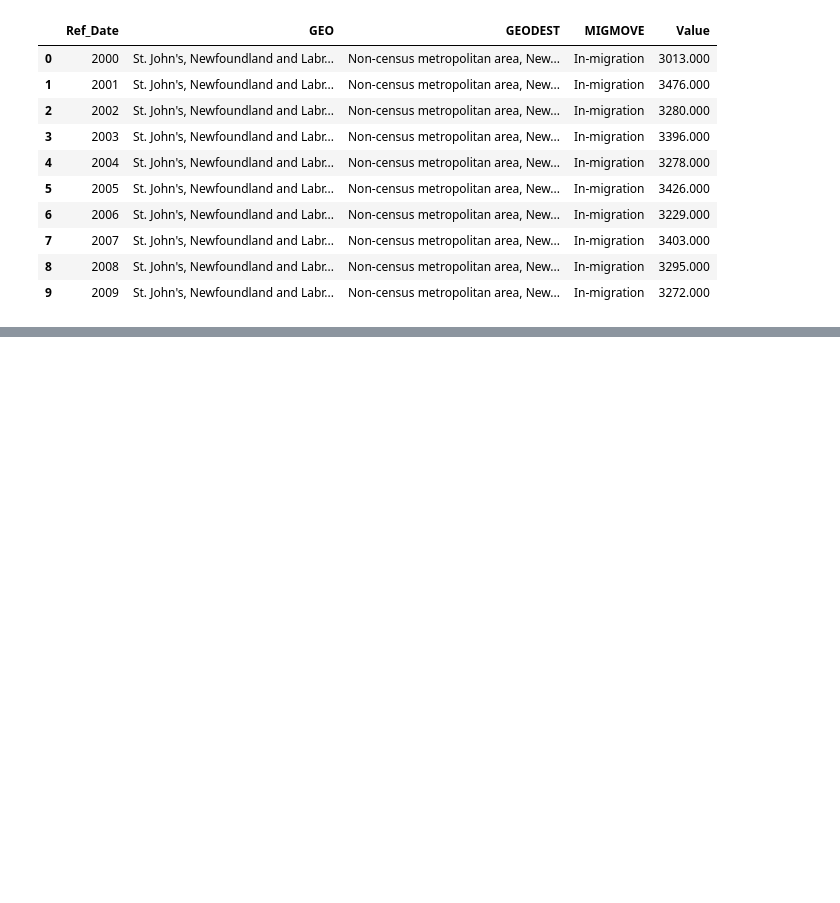
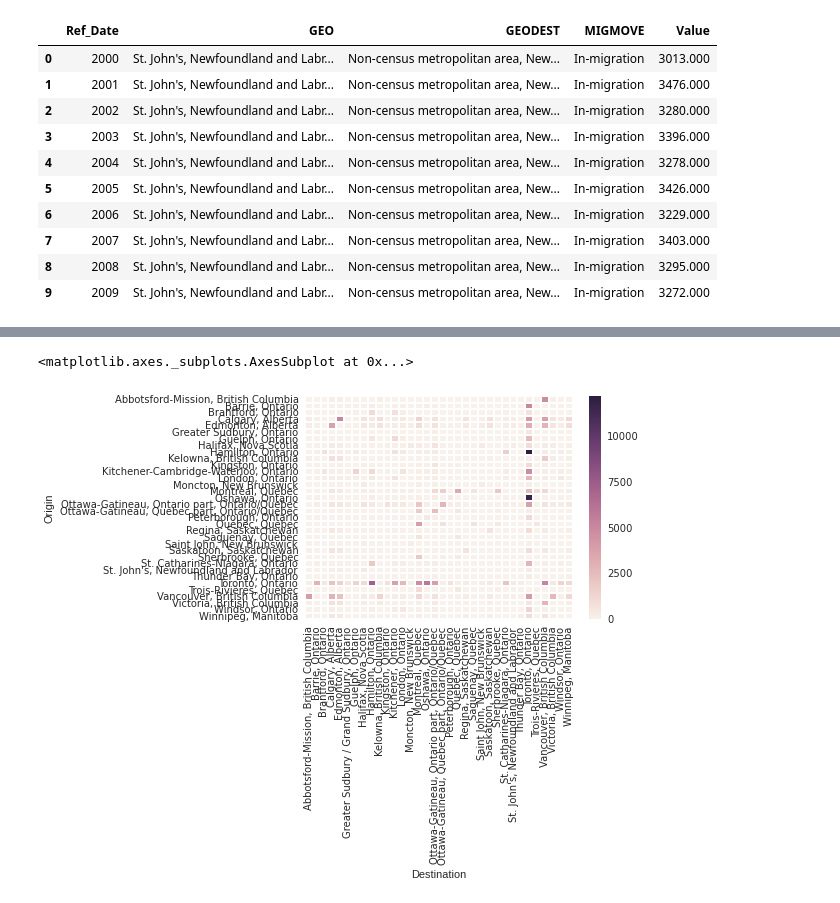
Before and after one commit to CitizensCode/PopulationFlow, a Jupyter notebook: PopulationFlow.ipynb, the cells around one changed output, grey strips where cells are left out. Drawn from its saved outputs; the diff is of its cells as text; code cells hidden in the pictures; blank space fills up the shorter version.

```diff
--- a/PopulationFlow.ipynb
+++ b/PopulationFlow.ipynb
@@ -120,0 +121,5 @@ import seaborn as sns
+# %%
+sns.heatmap(inMigPiv)
+# %% [output]
+<matplotlib.axes._subplots.AxesSubplot at 0x...>
+[figure, added]
```
Also changed, not shown: parts of 8 cells of this notebook, 1 other file.
